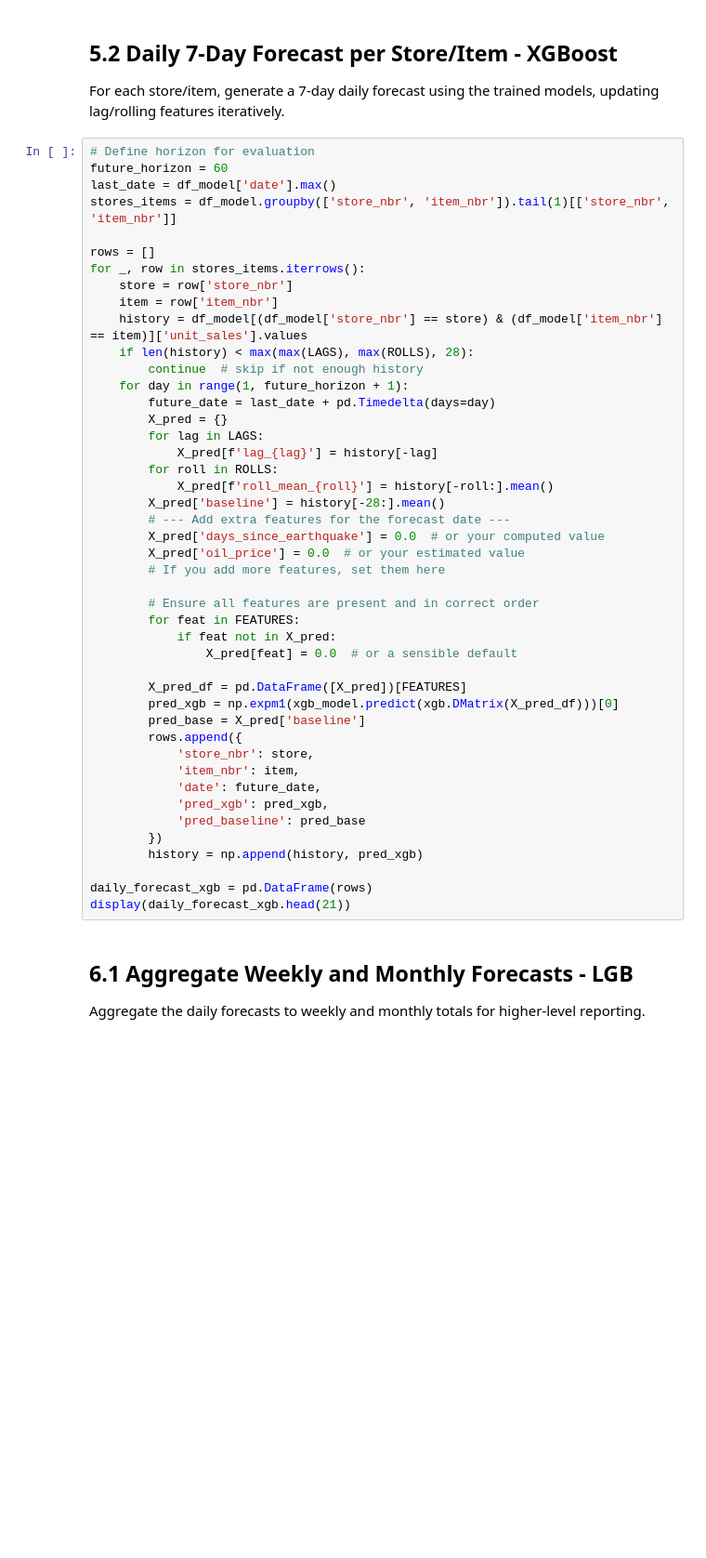
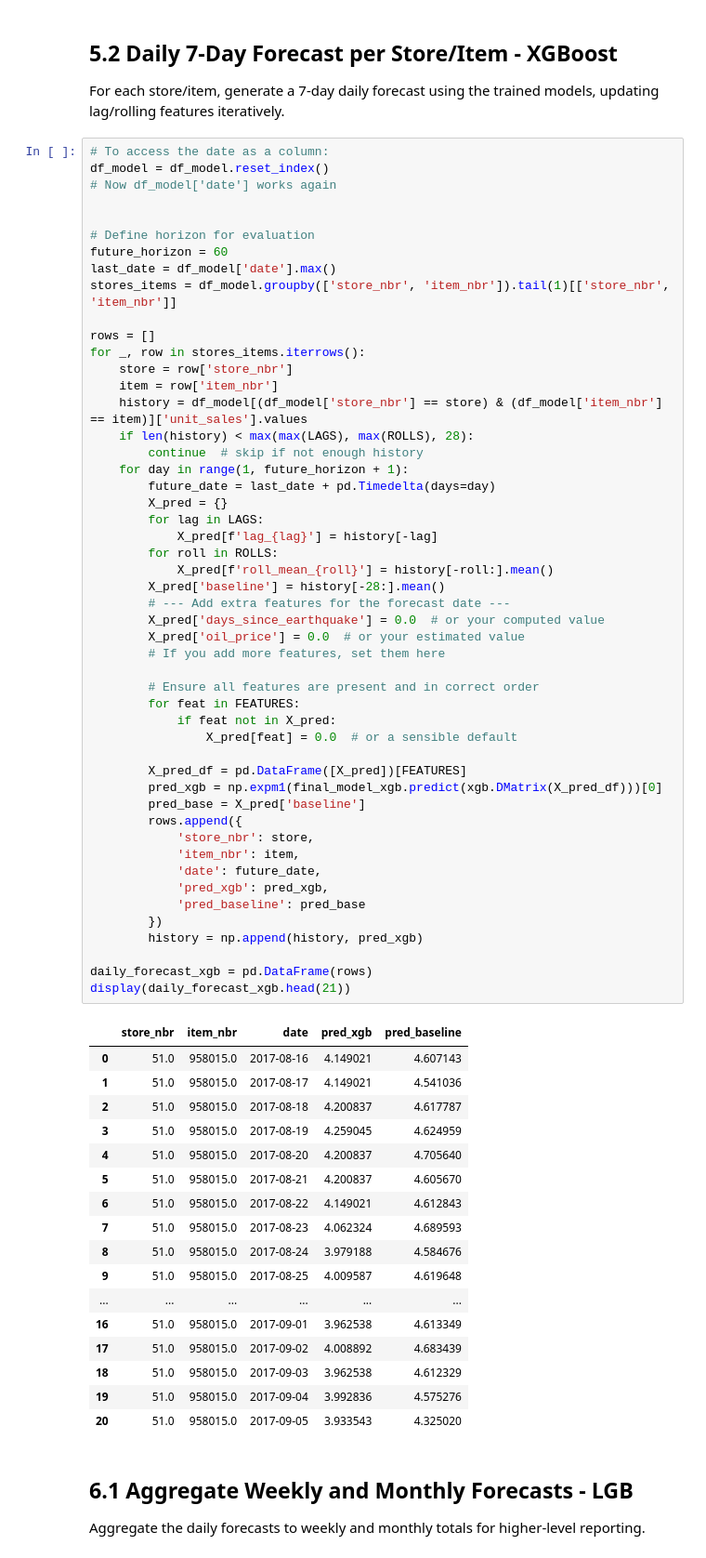
Before and after one commit to JoranVerspreet/2025_activities_dashboard, a Jupyter notebook: notebooks/3_modeling/modeling_1_XGBoost.ipynb, the cells around one changed output. Shown at 93% size. Cells and saved outputs as stored; diff of their text form; blank space fills up the shorter version.

```diff
--- a/notebooks/3_modeling/modeling_1_XGBoost.ipynb
+++ b/notebooks/3_modeling/modeling_1_XGBoost.ipynb
@@ -414,6 +389,11 @@ display(daily_forecast_lgb.head(21))
 
 For each store/item, generate a 7-day daily forecast using the trained models, updating lag/rolling features iteratively.
 # %%
+# To access the date as a column:
+df_model = df_model.reset_index()
+# Now df_model['date'] works again
+
+
 # Define horizon for evaluation
 future_horizon = 60
 last_date = df_model['date'].max()
@@ -430,34 +410,52 @@ for _, row in stores_items.iterrows():
         future_date = last_date + pd.Timedelta(days=day)
         X_pred = {}
         for lag in LAGS:
             X_pred[f'lag_{lag}'] = history[-lag]
         for roll in ROLLS:
             X_pred[f'roll_mean_{roll}'] = history[-roll:].mean()
         X_pred['baseline'] = history[-28:].mean()
         # --- Add extra features for the forecast date ---
         X_pred['days_since_earthquake'] = 0.0  # or your computed value
         X_pred['oil_price'] = 0.0  # or your estimated value
         # If you add more features, set them here
 
         # Ensure all features are present and in correct order
         for feat in FEATURES:
             if feat not in X_pred:
                 X_pred[feat] = 0.0  # or a sensible default
 
         X_pred_df = pd.DataFrame([X_pred])[FEATURES]
-        pred_xgb = np.expm1(xgb_model.predict(xgb.DMatrix(X_pred_df)))[0]
+        pred_xgb = np.expm1(final_model_xgb.predict(xgb.DMatrix(X_pred_df)))[0]
         pred_base = X_pred['baseline']
         rows.append({
             'store_nbr': store,
             'item_nbr': item,
             'date': future_date,
             'pred_xgb': pred_xgb,
             'pred_baseline': pred_base
         })
         history = np.append(history, pred_xgb)
 
 daily_forecast_xgb = pd.DataFrame(rows)
 display(daily_forecast_xgb.head(21))
+# %% [output]
+|  | store_nbr | item_nbr | date | pred_xgb | pred_baseline |
+| 0 | 51.0 | 958015.0 | 2017-08-16 | 4.149021 | 4.607143 |
+| 1 | 51.0 | 958015.0 | 2017-08-17 | 4.149021 | 4.541036 |
+| 2 | 51.0 | 958015.0 | 2017-08-18 | 4.200837 | 4.617787 |
+| 3 | 51.0 | 958015.0 | 2017-08-19 | 4.259045 | 4.624959 |
+| 4 | 51.0 | 958015.0 | 2017-08-20 | 4.200837 | 4.705640 |
+| 5 | 51.0 | 958015.0 | 2017-08-21 | 4.200837 | 4.605670 |
+| 6 | 51.0 | 958015.0 | 2017-08-22 | 4.149021 | 4.612843 |
+| 7 | 51.0 | 958015.0 | 2017-08-23 | 4.062324 | 4.689593 |
+| 8 | 51.0 | 958015.0 | 2017-08-24 | 3.979188 | 4.584676 |
+| 9 | 51.0 | 958015.0 | 2017-08-25 | 4.009587 | 4.619648 |
+| ... | ... | ... | ... | ... | ... |
+| 16 | 51.0 | 958015.0 | 2017-09-01 | 3.962538 | 4.613349 |
+| 17 | 51.0 | 958015.0 | 2017-09-02 | 4.008892 | 4.683439 |
+| 18 | 51.0 | 958015.0 | 2017-09-03 | 3.962538 | 4.612329 |
+| 19 | 51.0 | 958015.0 | 2017-09-04 | 3.992836 | 4.575276 |
+| 20 | 51.0 | 958015.0 | 2017-09-05 | 3.933543 | 4.325020 |
 # %% [markdown]
 ## 6.1 Aggregate Weekly and Monthly Forecasts - LGB
 
```
Also changed, not shown: parts of 11 cells of this notebook, 1 other file.
